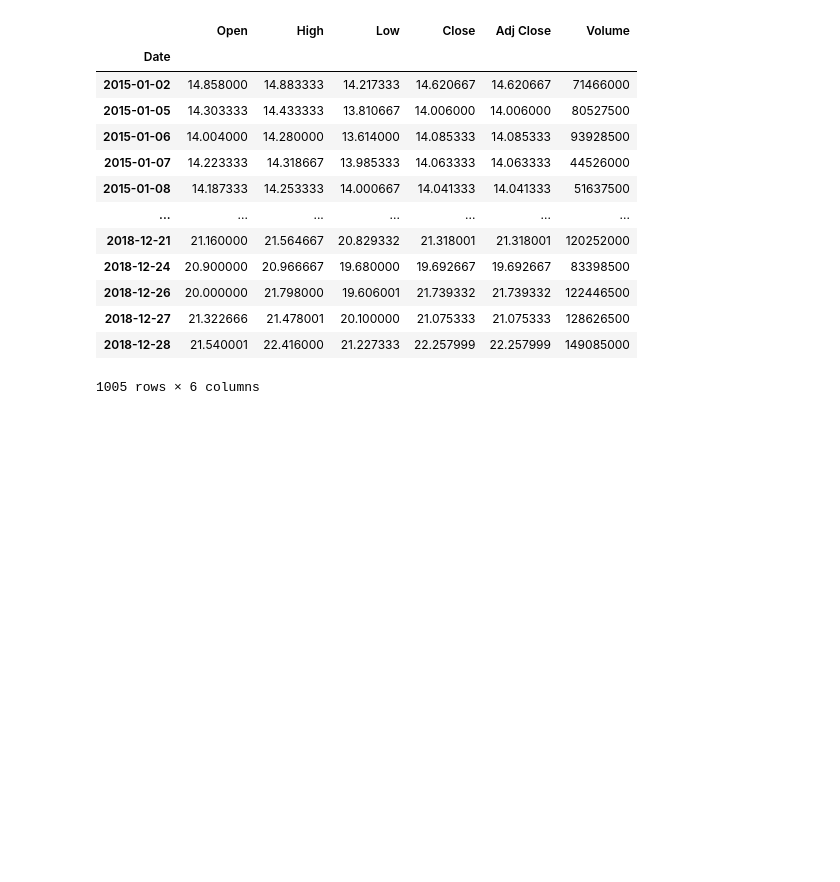
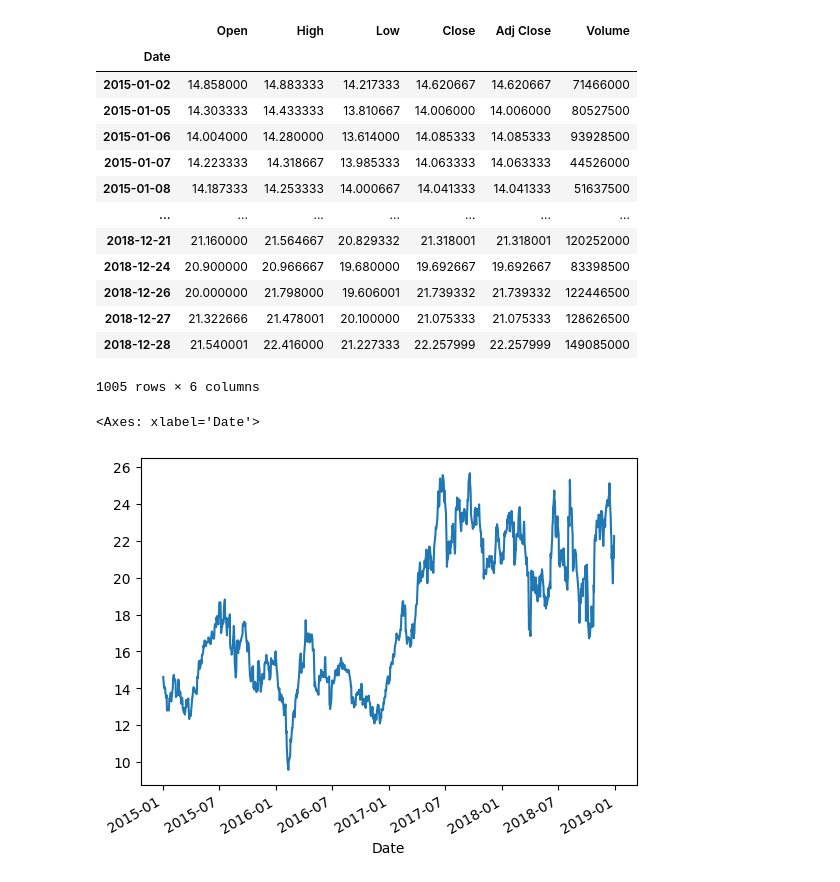
Before and after one commit to jumbokh/csu1112-class, a Jupyter notebook: class/5-4 將dataframe寫到sqlite資料庫中.ipynb, the cells around one changed output. Drawn from its saved outputs; the diff is of its cells as text; code cells hidden in the pictures; blank space fills up the shorter version.

```diff
--- a/class/5-4 將dataframe寫到sqlite資料庫中.ipynb
+++ b/class/5-4 將dataframe寫到sqlite資料庫中.ipynb
@@ -79,3 +79,10 @@ df.drop_duplicates()
 | 2018-12-27 | 21.322666 | 21.478001 | 20.100000 | 21.075333 | 21.075333 | 128626500 |
 | 2018-12-28 | 21.540001 | 22.416000 | 21.227333 | 22.257999 | 22.257999 | 149085000 |
 1005 rows × 6 columns
+# %%
+%matplotlib inline
+symbol = list(df.keys())
+df['Close'].plot()
+# %% [output]
+<Axes: xlabel='Date'>
+[figure, added]
```
Also changed, not shown: parts of 1 cell of this notebook.
